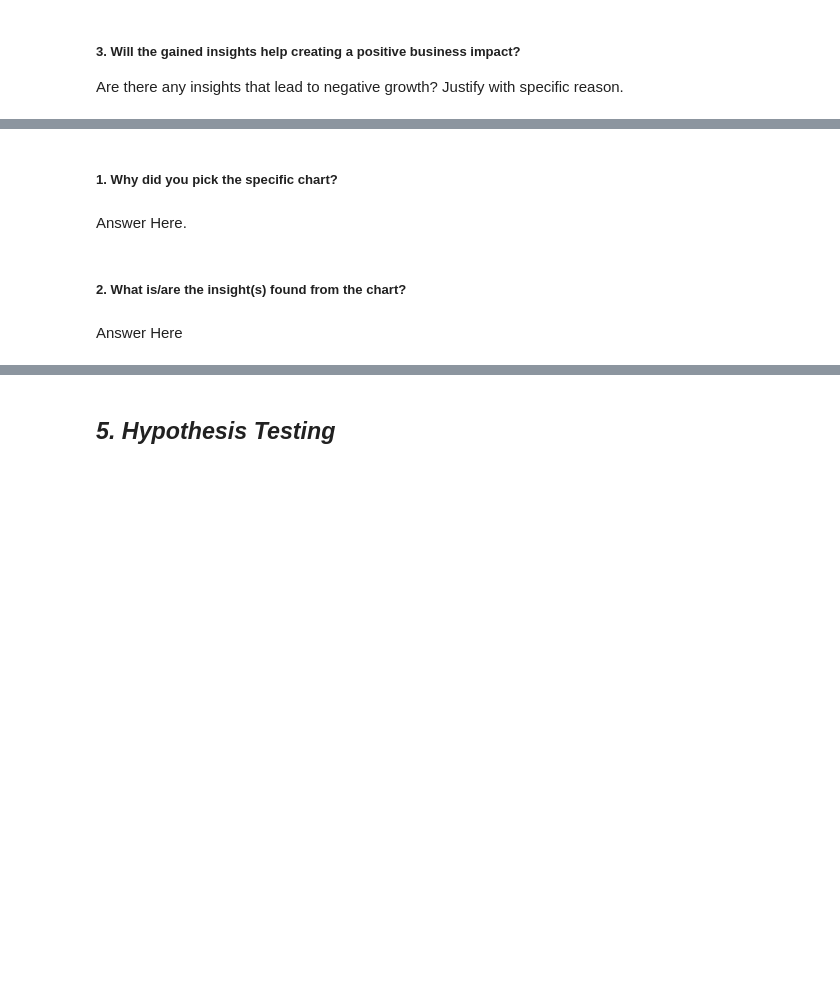
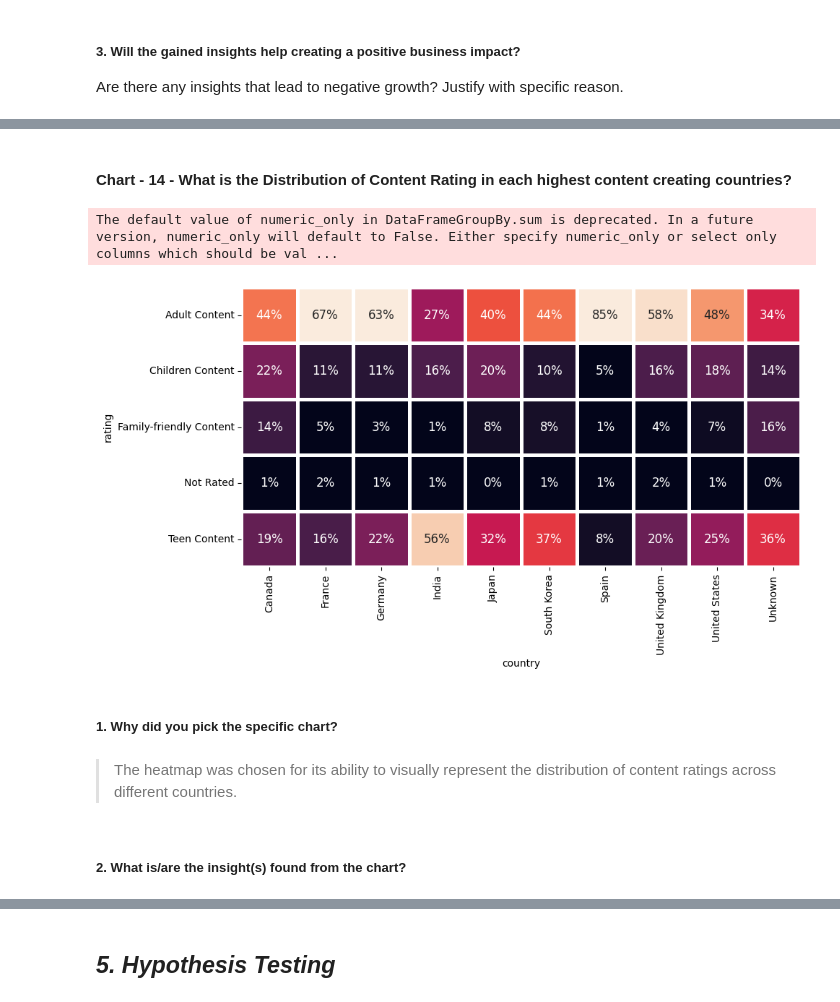
Before and after one commit to Electra89/Unsupervised-ML---Netflix-Movies-and-TV-Shows-Clustering, a Jupyter notebook: Unsupervised_ML_Netflix_Movies_and_TV_Shows_Clustering.ipynb, the cells around one changed output, grey strips where cells are left out. Saved outputs shown, nothing was run; the diff lists cells and outputs as text; code cells hidden in the pictures; blank space fills up the shorter version.

```diff
--- a/Unsupervised_ML_Netflix_Movies_and_TV_Shows_Clustering.ipynb
+++ b/Unsupervised_ML_Netflix_Movies_and_TV_Shows_Clustering.ipynb
@@ -644,8 +707,31 @@ Answer Here
+# %% [markdown]
+#### Chart - 14 - What is the Distribution of Content Rating in each highest content creating countries?
+# %%
+temp_df['rating'].replace(rating_map, inplace = True)
+# %%
+temp_df['count'] = 1
+data = temp_df.groupby('country')[['country', 'count']].sum().sort_values(by='count', ascending=False).reset_index()[:10]
+data = data['country']
+df_heatmap = temp_df.loc[temp_df['country'].isin(data)]
+df_heatmap = pd.crosstab(df_heatmap['country'], df_heatmap['rating'], normalize="index").T
+
+# Plotting the heatmap
+fig, ax = plt.subplots(1, 1, figsize=(10, 8))
+
+# Defining order of representation
+country_order = df_heatmap.columns
+rating_order = df_heatmap.index
+
+# Calling and plotting heatmap
+sns.heatmap(df_heatmap.loc[rating_order, country_order], square=True, linewidth=2.5, cbar=False, annot=True, fmt='1.0%',
+            vmax=.6, vmin=0.05, ax=ax, annot_kws={"fontsize": 12})
+plt.show()
+# %% [output]
+The default value of numeric_only in DataFrameGroupBy.sum is deprecated. In a future version, numeric_only will default to False. Either specify numeric_only or select only columns which should be val ...
+[figure, added]
 # %% [markdown]
 ##### 1. Why did you pick the specific chart?
-# %% [markdown]
-Answer Here.
+# %% [markdown]
+> The heatmap was chosen for its ability to visually represent the distribution of content ratings across different countries.
 # %% [markdown]
 ##### 2. What is/are the insight(s) found from the chart?
-# %% [markdown]
-Answer Here
```
Also changed, not shown: parts of 80 cells of this notebook.
